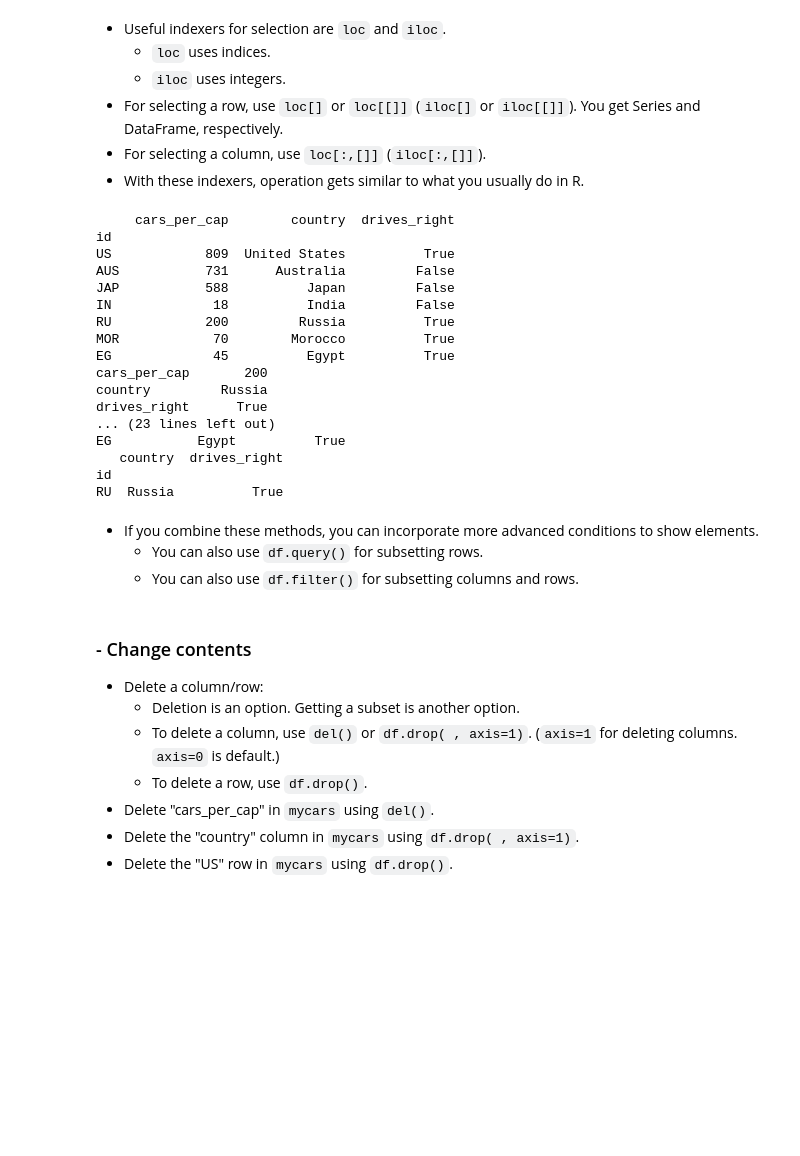
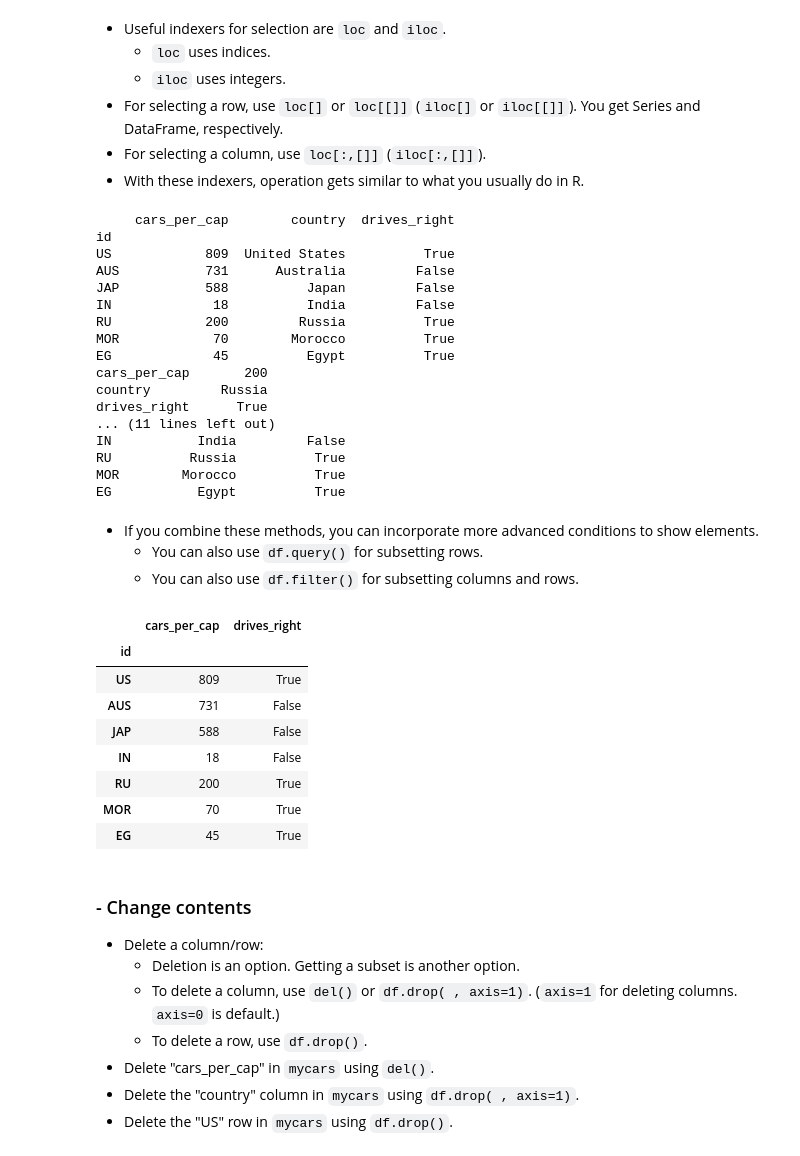
Before and after one commit to diloup/dm-tutoria, a Jupyter notebook: python_basics.ipynb, the cells around one changed output. Cells and saved outputs as stored; diff of their text form; code cells hidden in the pictures; blank space fills up the shorter version.

```diff
--- a/python_basics.ipynb
+++ b/python_basics.ipynb
@@ -1126,13 +1200,14 @@ print(type(mycars.loc[['RU']]))
 #print(mycars.iloc[[4]])
 
 # select columns
-print(mycars.loc[:,['country']])
-print(mycars.loc[:,['country','drives_right']]) # select more than one column
-#print(mycars.iloc[:,[1,2]])
+#print(mycars.loc[:,['country']])
+#print(mycars.loc[:,['country','drives_right']]) # select more than one column
+print(mycars.iloc[:,[1,2]])
 
 # select rows and columns
-print(mycars.loc[['RU'],['country','drives_right']])
+#print(mycars.loc[['RU'],['country','drives_right']])
 #print(mycars.iloc[[4],[1]])
+#print(mycars.loc[:,['cars_per_cap']])
 # %% [output]
      cars_per_cap        country  drives_right
 id
@@ -1146,11 +1221,11 @@ EG             45          Egypt          True
 cars_per_cap       200
 country         Russia
 drives_right      True
-... (23 lines left out)
+... (11 lines left out)
+IN           India         False
+RU          Russia          True
+MOR        Morocco          True
 EG           Egypt          True
-   country  drives_right
-id
-RU  Russia          True
 # %% [markdown]
  - If you combine these methods, you can incorporate more advanced conditions to show elements.
      - You can also use `df.query()` for subsetting rows.
@@ -1158,14 +1233,27 @@ RU  Russia          True
 # %%
 mycars = pd.read_table('cars.csv', sep=',', index_col = 0)
 # subsetting rows
-print(mycars.loc[(mycars['cars_per_cap'] > 600) & (mycars['drives_right'] == True), 'country']) # show the names of countries which satisfy the condition
-print(mycars.query("cars_per_cap > 600 & drives_right == True").country)  # using pandas' query
+#print(mycars.loc[(mycars['cars_per_cap'] > 600) & (mycars['drives_right'] == True), 'country'])
+# show the names of countries which satisfy the condition
+#print(mycars.query("cars_per_cap > 600 & drives_right == True").country)  # using pandas' query
 # subsetting columns
-print(mycars.loc[:,((mycars.columns != 'drives_right') & (mycars.columns != 'country'))])
+#print(mycars.loc[:,((mycars.columns != 'drives_right') & (mycars.columns != 'country'))])
 drops = ['drives_right','country']
-print(mycars.loc[:,(x for x in mycars.columns if x not in drops)]) # using an if-statement
+#print(mycars.loc[:,(x for x in mycars.columns if x not in drops)]) # using an if-statement
 keeps = ['drives_right','country']
-print(mycars.filter(keeps))  # using pandas' filter
+#print(mycars.filter(keeps))# using pandas'filter
+mycars.drop(['drives_right', 'cars_per_cap'], axis = 1)
+mycars.drop(columns = ['country'])
+# %% [output]
+|  | cars_per_cap | drives_right |
+| id |  |  |
+| US | 809 | True |
+| AUS | 731 | False |
+| JAP | 588 | False |
+| IN | 18 | False |
+| RU | 200 | True |
+| MOR | 70 | True |
+| EG | 45 | True |
 # %% [markdown]
 ### - Change contents
 - Delete a column/row:
```
Also changed, not shown: parts of 37 cells of this notebook.
